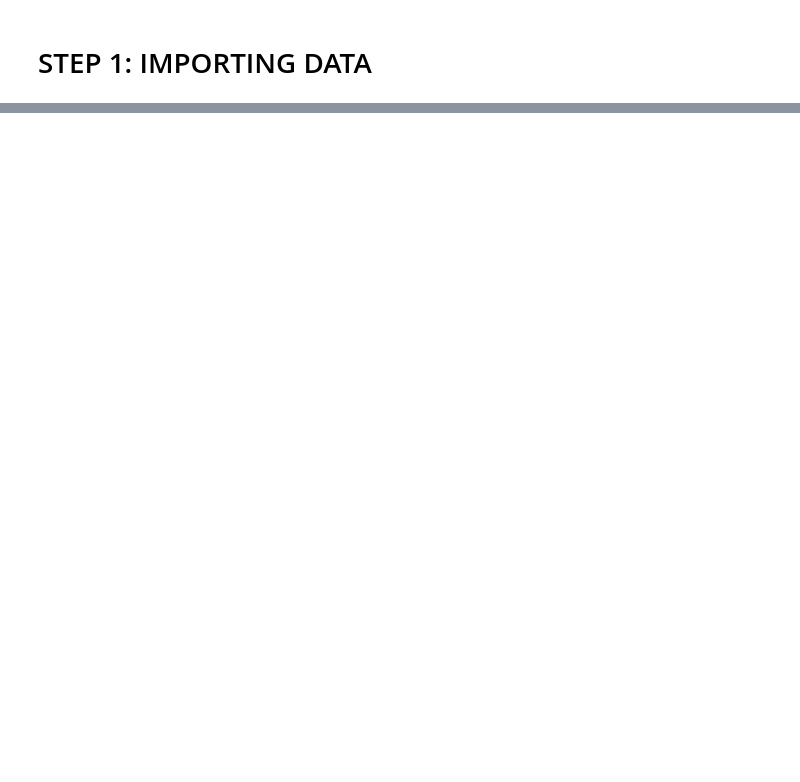
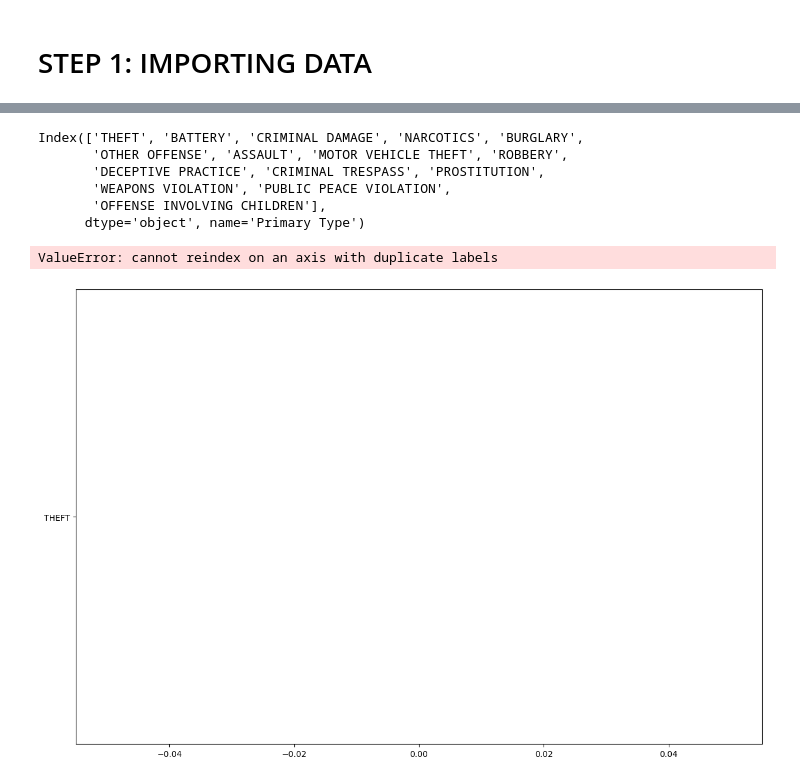
Before and after one commit to elarsaks/8ML-Projects, a Jupyter notebook: Project 3/MySolution.ipynb, the cells around one changed output, grey strips where cells are left out. Drawn from its saved outputs; the diff is of its cells as text; code cells hidden in the pictures; blank space fills up the shorter version.

Commit message:
Start doing data vizualization.

```diff
--- a/Project 3/MySolution.ipynb
+++ b/Project 3/MySolution.ipynb
@@ -18,0 +59,2 @@ TypeError: read_csv() got an unexpected keyword argument 'error_bad_lines'
+# %%
+chicago_df.drop(['Unnamed: 0', 'Case Number', 'IUCR', 'X Coordinate', 'Y Coordinate','Updated On','Year', 'FBI Code', 'Beat','Ward','Community Area', 'Location', 'District', 'Latitude' , 'Longitude'], inplace=True, axis=1, errors='ignore')
@@ -18,0 +78,2 @@ TypeError: read_csv() got an unexpected keyword argument 'error_bad_lines'
+# %%
+chicago_df.Date = pd.to_datetime(chicago_df.Date, format='%m/%d/%Y %I:%M:%S %p')
@@ -18,0 +97,7 @@ TypeError: read_csv() got an unexpected keyword argument 'error_bad_lines'
+# %%
+# Assembling a datetime by rearranging the dataframe column "Date".
+
+chicago_df.Date = pd.to_datetime(chicago_df.Date, format='%m/%d/%Y %I:%M:%S %p')
+# %%
+# setting the index to be the date
+chicago_df.index = pd.DatetimeIndex(chicago_df.Date)
@@ -18,0 +161,15 @@ TypeError: read_csv() got an unexpected keyword argument 'error_bad_lines'
+# %%
+chicago_df['Primary Type'].value_counts().iloc[:15].index
+# %% [output]
+Index(['THEFT', 'BATTERY', 'CRIMINAL DAMAGE', 'NARCOTICS', 'BURGLARY',
+       'OTHER OFFENSE', 'ASSAULT', 'MOTOR VEHICLE THEFT', 'ROBBERY',
+       'DECEPTIVE PRACTICE', 'CRIMINAL TRESPASS', 'PROSTITUTION',
+       'WEAPONS VIOLATION', 'PUBLIC PEACE VIOLATION',
+       'OFFENSE INVOLVING CHILDREN'],
+      dtype='object', name='Primary Type')
+# %%
+plt.figure(figsize = (15, 10))
+sns.countplot(y= 'Primary Type', data = chicago_df, order = chicago_df['Primary Type'].value_counts().iloc[:15].index)
+# %% [output]
+ValueError: cannot reindex on an axis with duplicate labels
+[figure, added]
```
Also changed, not shown: parts of 13 cells of this notebook.
